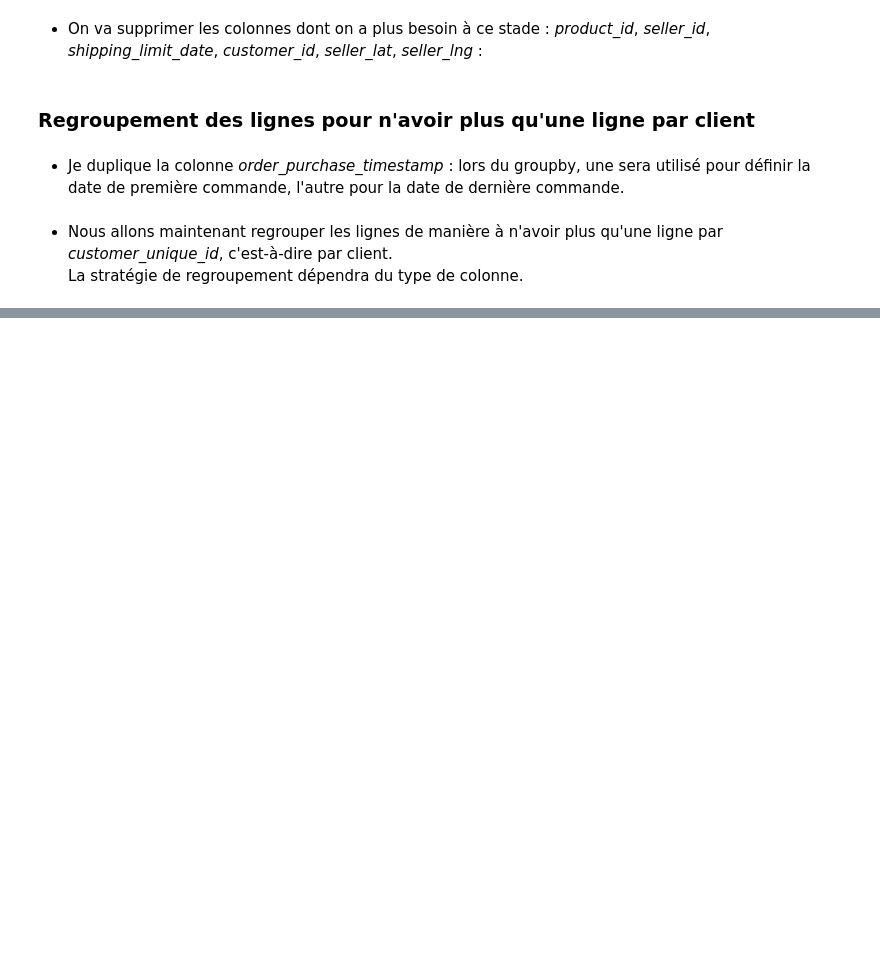
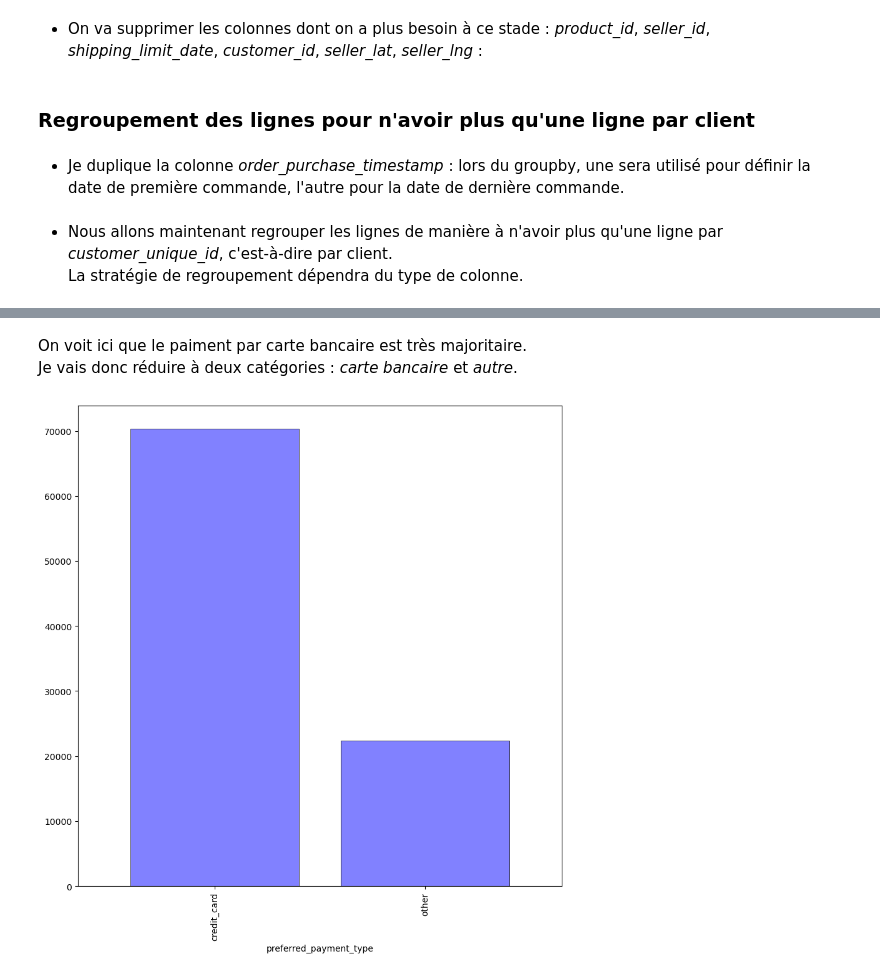
Before and after one commit to BiGHeaDMaX/Segmenter-les-clients-site-e-commerce, a Jupyter notebook: 01 - Analyse Exploratoire.ipynb, the cells around one changed output, grey strips where cells are left out. Drawn from its saved outputs; the diff is of its cells as text; code cells hidden in the pictures; blank space fills up the shorter version.

```diff
--- a/01 - Analyse Exploratoire.ipynb
+++ b/01 - Analyse Exploratoire.ipynb
@@ -440,0 +411,9 @@ dtype: int64
+# %% [markdown]
+On voit ici que le paiment par carte bancaire est très majoritaire.<br>
+Je vais donc réduire à deux catégories : *carte bancaire* et *autre*.
+# %%
+plt.figure(figsize=(10,10))
+data.loc[(data['preferred_payment_type'] == 'boleto') | (data['preferred_payment_type'] == 'voucher') | (data['preferred_payment_type'] == 'debit_card')] = "other"
+data.groupby('preferred_payment_type').count()['customer_unique_id'].sort_values(ascending=False).plot.bar(color="#8181FF", edgecolor='black', linewidth=0.5, width=0.8);
+# %% [output]
+[figure, added]
```
Also changed, not shown: parts of 23 cells of this notebook.
